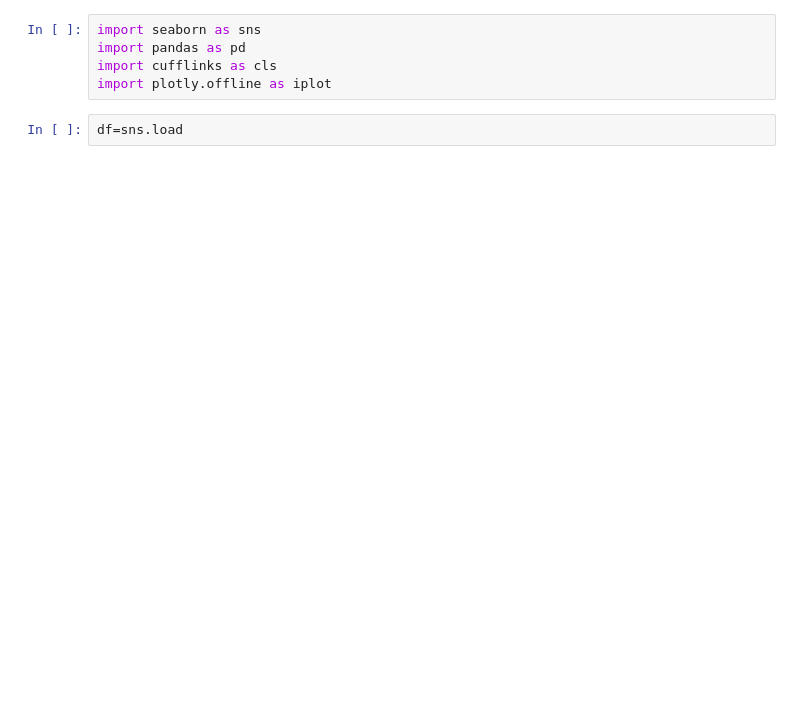
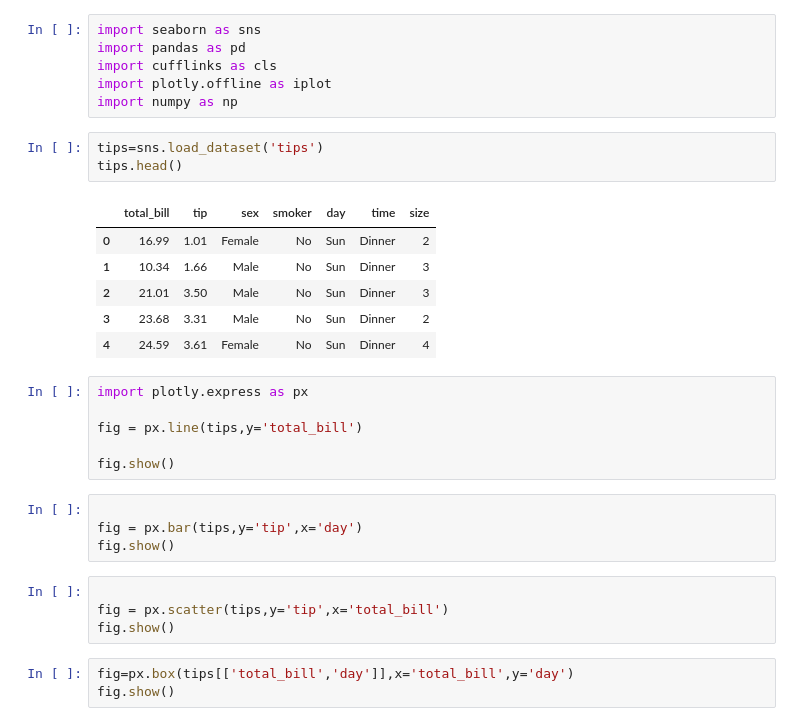
Before and after one commit to Prashanthjn/Data-Science, a Jupyter notebook: matplot_and_seaborn/plotly_cufflinks.ipynb, the cells around one changed output. Cells and saved outputs as stored; diff of their text form; blank space fills up the shorter version.

Commit message:
plotly cufflinks

```diff
--- a/matplot_and_seaborn/plotly_cufflinks.ipynb
+++ b/matplot_and_seaborn/plotly_cufflinks.ipynb
@@ -29,5 +45,31 @@ import seaborn as sns
 import pandas as pd
 import cufflinks as cls
 import plotly.offline as iplot
+import numpy as np
 # %%
-df=sns.load
+tips=sns.load_dataset('tips')
+tips.head()
+# %% [output]
+|  | total_bill | tip | sex | smoker | day | time | size |
+| 0 | 16.99 | 1.01 | Female | No | Sun | Dinner | 2 |
+| 1 | 10.34 | 1.66 | Male | No | Sun | Dinner | 3 |
+| 2 | 21.01 | 3.50 | Male | No | Sun | Dinner | 3 |
+| 3 | 23.68 | 3.31 | Male | No | Sun | Dinner | 2 |
+| 4 | 24.59 | 3.61 | Female | No | Sun | Dinner | 4 |
+# %%
+import plotly.express as px
+
+fig = px.line(tips,y='total_bill')
+
+fig.show()
+# %%
+
+fig = px.bar(tips,y='tip',x='day')
+fig.show()
+# %%
+
+fig = px.scatter(tips,y='tip',x='total_bill')
+fig.show()
+# %%
+fig=px.box(tips[['total_bill','day']],x='total_bill',y='day')
+fig.show()
```
Also changed, not shown: parts of 3 cells of this notebook, 13 other files.
